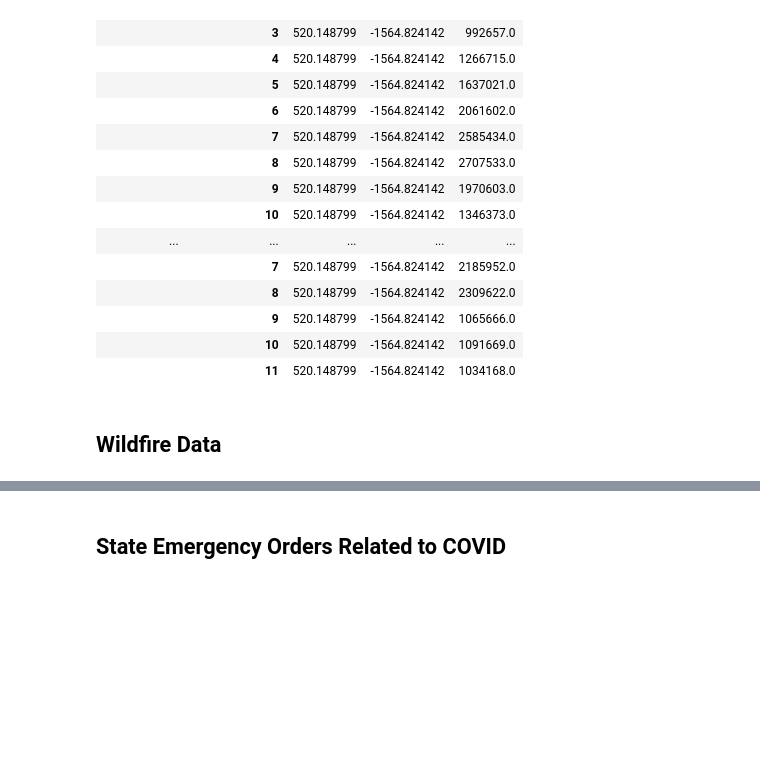
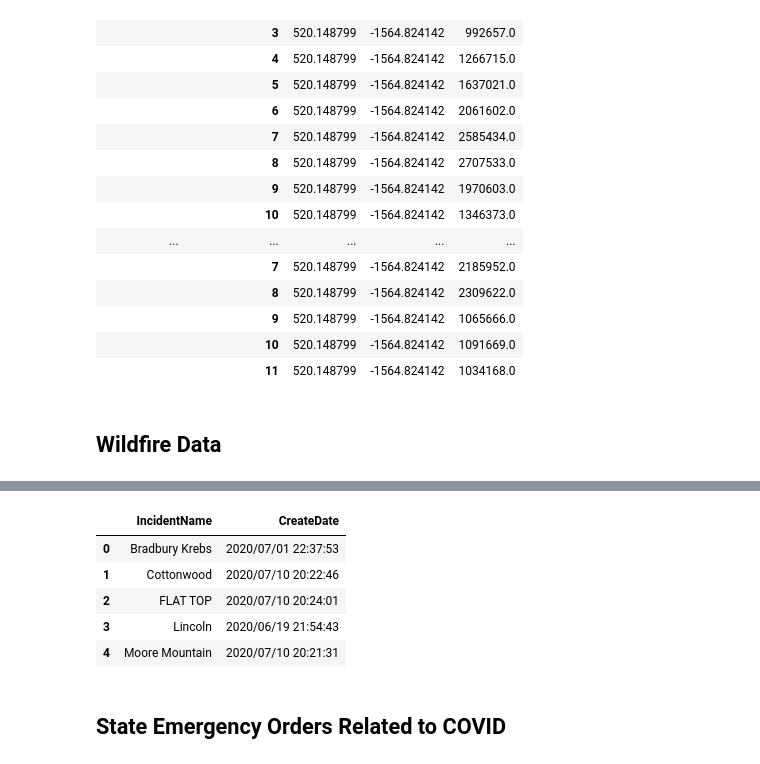
Before and after one commit to missymeyer/ProjectOne, a Jupyter notebook: ProjectOne_DataExploration.ipynb, the cells around one changed output, grey strips where cells are left out. Saved outputs shown, nothing was run; the diff lists cells and outputs as text; code cells hidden in the pictures; blank space fills up the shorter version.

Commit message:
added the rest to data  explore

```diff
--- a/ProjectOne_DataExploration.ipynb
+++ b/ProjectOne_DataExploration.ipynb
@@ -19,14 +19,14 @@ ModuleNotFoundError: No module named 'config'
 attendance_raw = 'Resources/Raw/National_Park_Attendance_Prev3Y.xlsx'
 park_info = 'Resources/Raw/National_Park_Locations.xlsx'
 state_orders = 'Resources/Raw/state_orders.xlsx'
-wildfires = 'Resources/Raw/2020wildfires.xlsx'
+wildfires = '/Users/laurelwilliamson/Desktop/GITHUB/group_project/ProjectOne/Resources/Wildfire_Perimeters (1).csv'
 more_park_info = '/Users/laurelwilliamson/Desktop/GITHUB/group_project/ProjectOne/Resources/Raw/data.json'
 
 # Read data and store in dataframe
 attendance_data = pd.read_excel(attendance_raw)
 park_info_data = pd.read_excel(park_info)
 emergency_orders_data = pd.read_excel(state_orders)
-wildfire_data = pd.read_excel(wildfires)
+wildfire_data = pd.read_csv(wildfires)
 more_park_data = pd.read_json(more_park_info)
 # %% [markdown]
 ## Import, filter, and clean base park data
@@ -230,3 +232,17 @@ wildfire_data.head()
+# %%
+#Eliminate unneccessary columns
+wildfires_df = wildfire_data[['IncidentName', 'CreateDate']].copy()
+wildfires_df.head()
+
+#Export as CSV
+fires_df.to_csv(r'/Users/laurelwilliamson/Desktop/GITHUB/group_project/ProjectOne/Resources/2020wildfires.csv', index = False)
+# %% [output]
+|  | IncidentName | CreateDate |
+| 0 | Bradbury Krebs | 2020/07/01 22:37:53 |
+| 1 | Cottonwood | 2020/07/10 20:22:46 |
+| 2 | FLAT TOP | 2020/07/10 20:24:01 |
+| 3 | Lincoln | 2020/06/19 21:54:43 |
+| 4 | Moore Mountain | 2020/07/10 20:21:31 |
 # %% [markdown]
 ## State Emergency Orders Related to COVID
 # %%
```
Also changed, not shown: parts of 3 cells of this notebook.
